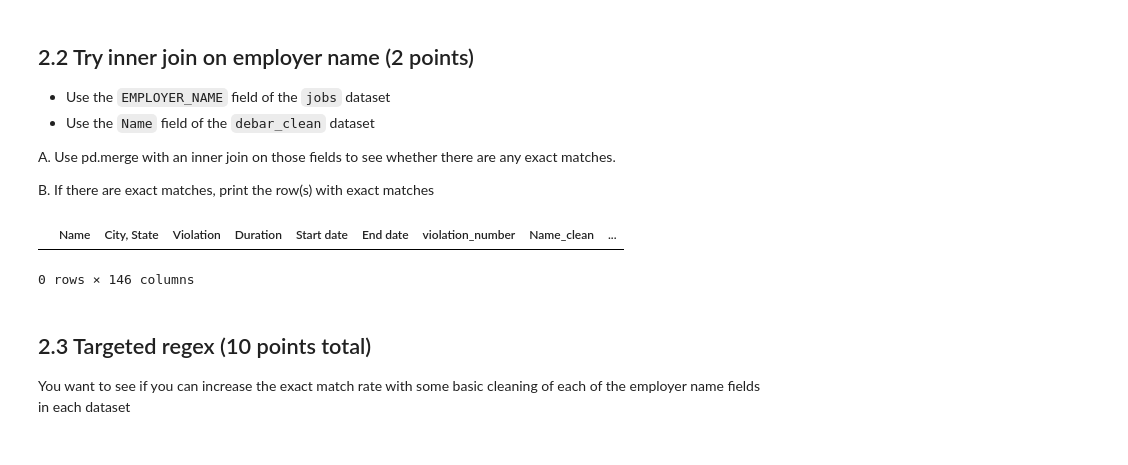
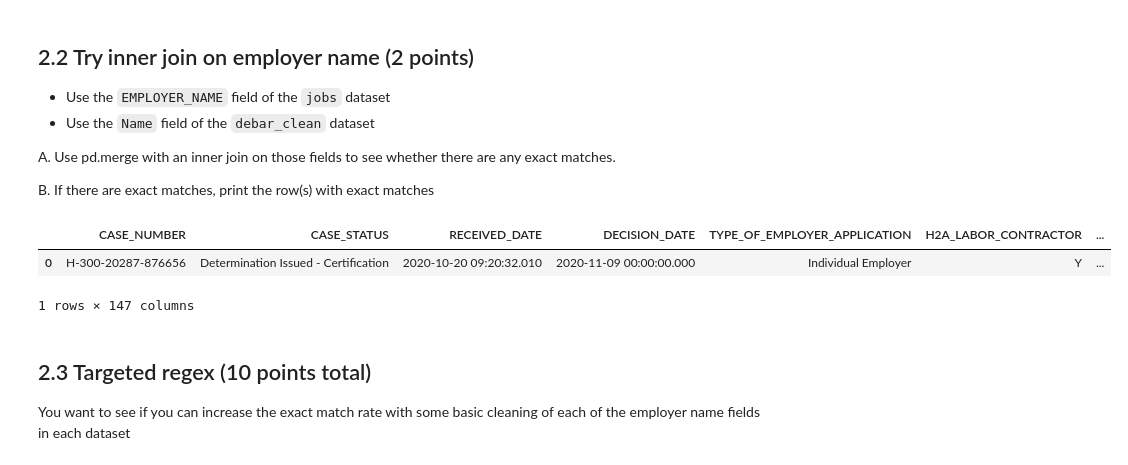
Before and after one commit to herbertfreeze/QSS20_S25, a Jupyter notebook: problemsets/pset2/pset2_blank.ipynb, the cells around one changed output. Drawn from its saved outputs; the diff is of its cells as text; code cells hidden in the pictures.

```diff
--- a/problemsets/pset2/pset2_blank.ipynb
+++ b/problemsets/pset2/pset2_blank.ipynb
@@ -37,9 +37,9 @@ This represents employers temporarily banned from hiring workers (debar.csv); ca
 View the head()
 # %%
 ## your code here
-df = pd.read_csv('./pset2_inputdata/debar.csv')
+debar = pd.read_csv('./pset2_inputdata/debar.csv')
 
-df.head()
+debar.head()
 # %% [output]
 |  | Name | City, State | Violation | Duration | Start date | End date |
 | 0 | J&J Harvesting | Leads, ND | Failure to respond to audit (part... | 2 years | 1/19/2014 | 1/18/2016 |
@@ -183,21 +205,3 @@ B. Going back to the original long-format data you loaded at the beginning- `deb
 **Hint**: you can complete part B without a for loop; `pd.concat` with axis = 0 (row binding) is one way
 
 Call the resulting dataframe `debar_clean` and print the shape and # of unique employer names
-# %%
-## your code here
-mult_debar_wide['is_dup'] = mult_debar_wide[1] == mult_debar_wide[2]
-
-dup_employers = mult_debar_wide[mult_debar_wide['is_dup'] == True][['Name', 'City, State']]
-
-filtered_dups = mult_debar.merge(dup_employers, on=['Name', 'City, State'])
-filtered_dups = filtered_dups[filtered_dups['violation_number'] == 1]
-
-non_dups = mult_debar[mult_debar['is_repeated'] == False]
-
-debar_clean = pd.concat([filtered_dups, non_dups], axis=0)
-
-debar_clean = debar_clean.drop(columns=['is_repeated'])
-
-debar_clean.shape
-debar_clean['Name'].nunique()
-debar_clean
@@ -216,0 +208,14 @@ debar_clean
+# %%
+## your code here
+mult_debar_wide["is_dup"] = mult_debar_wide.start_date_viol1 == mult_debar_wide.start_date_viol2
+
+debar_copy = debar.copy()
+
+debar_copy = debar_copy.merge(mult_debar_wide[['is_dup']], left_on='Name', right_index=True, how='left')
+debar_copy['violnum'] = debar_copy.groupby('Name').cumcount() + 1
+
+dup_filtered = debar_copy[(debar_copy['is_dup'] == True) & (debar_copy['violnum'] == 1)]
+nondup_filtered = debar_copy[debar_copy['is_dup'] != True]
+
+debar_clean = pd.concat([dup_filtered, nondup_filtered], axis=0)
+debar_clean[debar_clean.violnum>1]
@@ -249,14 +259,12 @@ B. If there are exact matches, print the row(s) with exact matches
 # %%
 ## your code here
 
-# PART A
-merged = pd.merge(debar_clean, jobs, left_on='Name', right_on='EMPLOYER_NAME', how='inner')
+merged = pd.merge(jobs, debar_clean,left_on='EMPLOYER_NAME', right_on='Name',how='inner')
 merged
-
-# PART B
 # %% [output]
-|  | Name | City, State | Violation | Duration | Start date | End date | violation_number | Name_clean | ... |
+|  | CASE_NUMBER | CASE_STATUS | RECEIVED_DATE | DECISION_DATE | TYPE_OF_EMPLOYER_APPLICATION | H2A_LABOR_CONTRACTOR | ... |
+| 0 | H-300-20287-876656 | Determination Issued - Certification | 2020-10-20 09:20:32.010 | 2020-11-09 00:00:00.000 | Individual Employer | Y | ... |
-0 rows × 146 columns
+1 rows × 147 columns
 # %% [markdown]
 ## 2.3 Targeted regex (10 points total)
 
```
Also changed, not shown: parts of 27 cells of this notebook, 1 other file.
